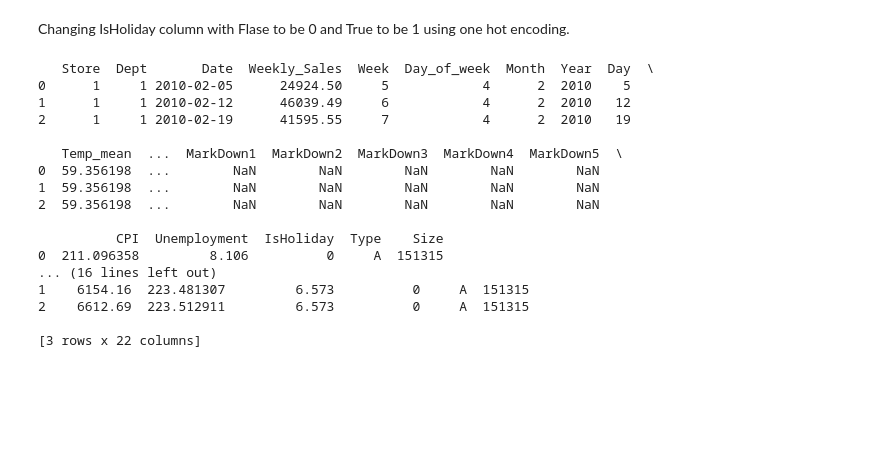
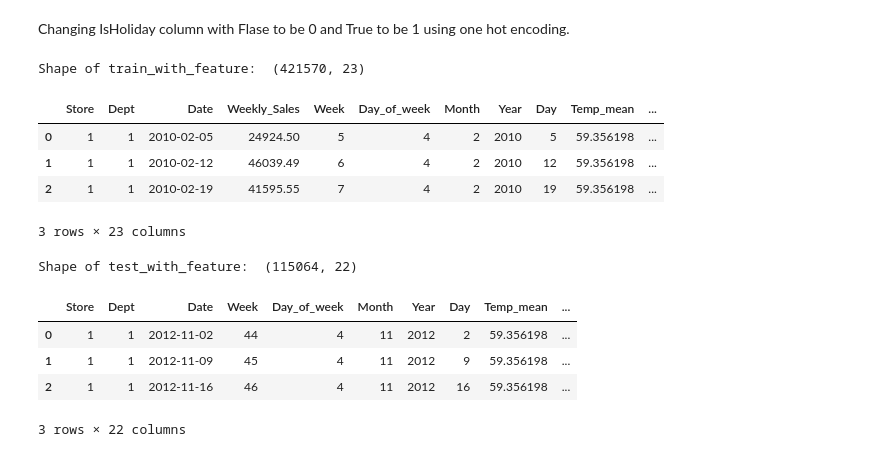
Before and after one commit to aabiyah/Walmart-Recruiting---Store-Sales-Forecasting, a Jupyter notebook: WalmartRecruiting.ipynb, the cells around one changed output. Saved outputs shown, nothing was run; the diff lists cells and outputs as text; code cells hidden in the pictures; blank space fills up the shorter version.

```diff
--- a/WalmartRecruiting.ipynb
+++ b/WalmartRecruiting.ipynb
@@ -280,26 +296,35 @@ test_with_feature.head()
 5 rows × 22 columns
 # %% [markdown]
 Changing IsHoliday column with Flase to be 0 and True to be 1 using one hot encoding.
-# %%
-train_with_feature['IsHoliday'] = train_with_feature['IsHoliday'].astype(int)
-test_with_feature['IsHoliday'] = test_with_feature['IsHoliday'].astype(int)
-print(train_with_feature.head(3))
-print(test_with_feature.head(3))
-# %% [output]
-   Store  Dept       Date  Weekly_Sales  Week  Day_of_week  Month  Year  Day  \
-0      1     1 2010-02-05      24924.50     5            4      2  2010    5
-1      1     1 2010-02-12      46039.49     6            4      2  2010   12
-2      1     1 2010-02-19      41595.55     7            4      2  2010   19
-
-   Temp_mean  ...  MarkDown1  MarkDown2  MarkDown3  MarkDown4  MarkDown5  \
-0  59.356198  ...        NaN        NaN        NaN        NaN        NaN
-1  59.356198  ...        NaN        NaN        NaN        NaN        NaN
-2  59.356198  ...        NaN        NaN        NaN        NaN        NaN
-
-          CPI  Unemployment  IsHoliday  Type    Size
-0  211.096358         8.106          0     A  151315
-... (16 lines left out)
-1    6154.16  223.481307         6.573          0     A  151315
-2    6612.69  223.512911         6.573          0     A  151315
-
-[3 rows x 22 columns]
+# %%
+def paron(x):
+    if x == False:
+        return 0
+    return 1
+#Train.csv
+actualScore = train_with_feature['IsHoliday']
+posiveNegave = actualScore.map(paron)
+train_with_feature['IsHoliday'] = posiveNegave
+print("Shape of train_with_feature: ", train_with_feature.shape)
+train_with_feature.head(3)
+# %% [output]
+Shape of train_with_feature:  (421570, 23)
+|  | Store | Dept | Date | Weekly_Sales | Week | Day_of_week | Month | Year | Day | Temp_mean | ... |
+| 0 | 1 | 1 | 2010-02-05 | 24924.50 | 5 | 4 | 2 | 2010 | 5 | 59.356198 | ... |
+| 1 | 1 | 1 | 2010-02-12 | 46039.49 | 6 | 4 | 2 | 2010 | 12 | 59.356198 | ... |
+| 2 | 1 | 1 | 2010-02-19 | 41595.55 | 7 | 4 | 2 | 2010 | 19 | 59.356198 | ... |
+3 rows × 23 columns
+# %%
+#Test.csv
+actualScore_test = test_with_feature['IsHoliday']
+posiveNegave = actualScore.map(paron)
+test_with_feature['IsHoliday'] = posiveNegave
+print("Shape of test_with_feature: ", test_with_feature.shape)
+test_with_feature.head(3)
+# %% [output]
+Shape of test_with_feature:  (115064, 22)
+|  | Store | Dept | Date | Week | Day_of_week | Month | Year | Day | Temp_mean | ... |
+| 0 | 1 | 1 | 2012-11-02 | 44 | 4 | 11 | 2012 | 2 | 59.356198 | ... |
+| 1 | 1 | 1 | 2012-11-09 | 45 | 4 | 11 | 2012 | 9 | 59.356198 | ... |
+| 2 | 1 | 1 | 2012-11-16 | 46 | 4 | 11 | 2012 | 16 | 59.356198 | ... |
+3 rows × 22 columns
```
Also changed, not shown: parts of 22 cells of this notebook.
